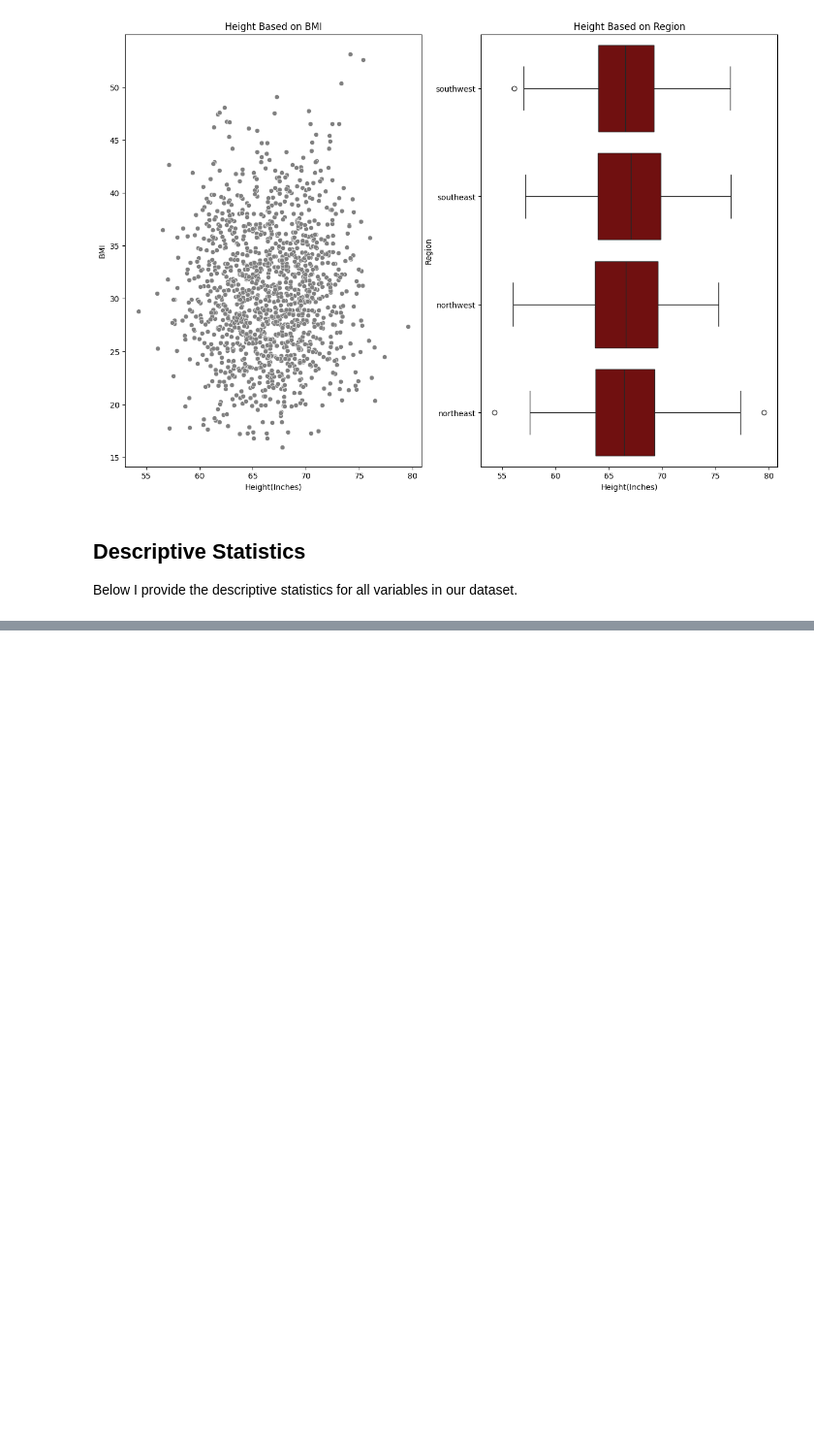
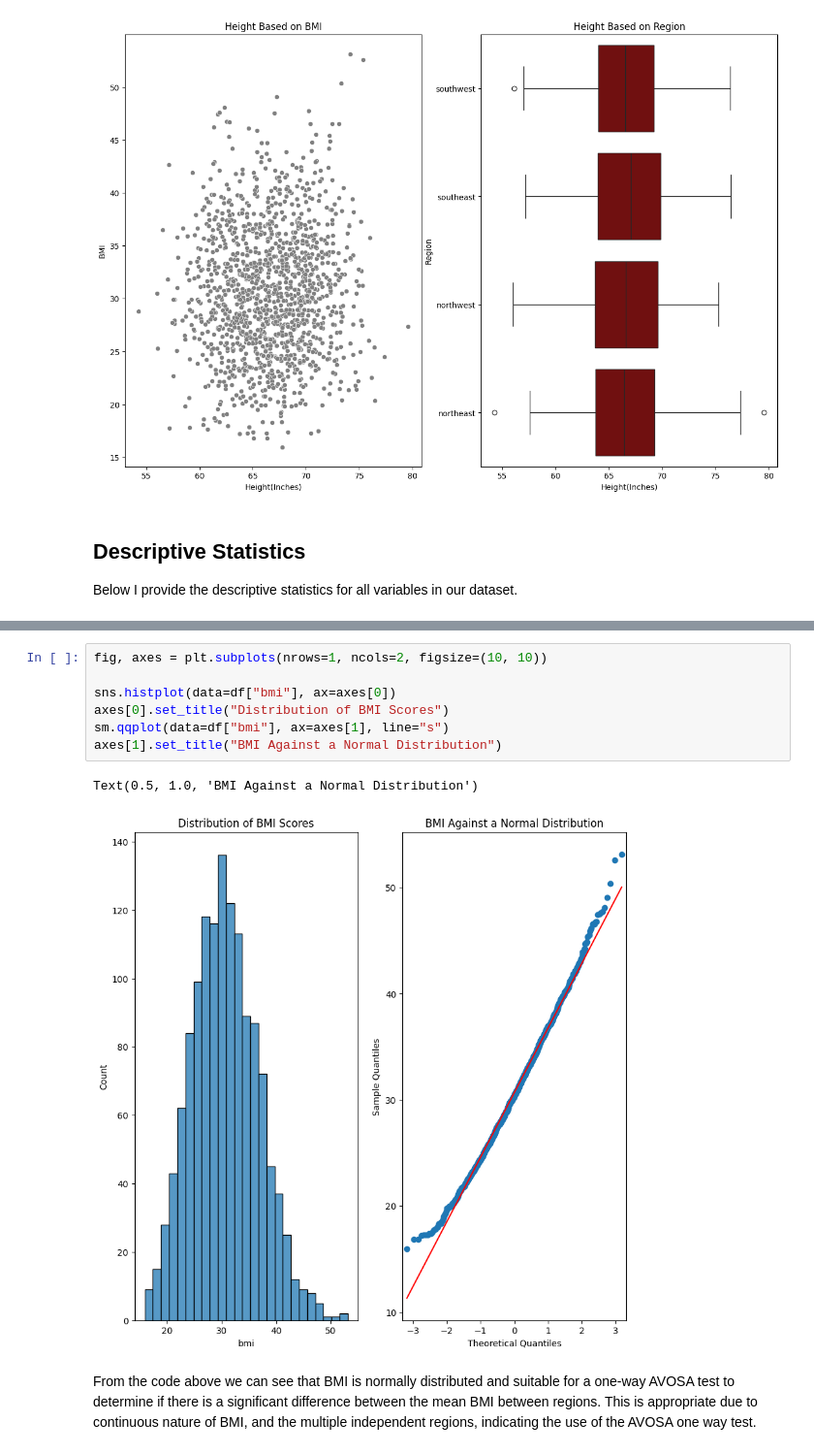
Before and after one commit to HarmonZ7/WGU, a Jupyter notebook: D599/Task 2/D599Task2EDA.ipynb, the cells around one changed output, grey strips where cells are left out. Shown: that part at 97% size. Drawn from its saved outputs; the diff is of its cells as text; blank space fills up the shorter version.

```diff
--- a/D599/Task 2/D599Task2EDA.ipynb
+++ b/D599/Task 2/D599Task2EDA.ipynb
@@ -147,0 +154,12 @@ df.describe(include="all")
+# %%
+fig, axes = plt.subplots(nrows=1, ncols=2, figsize=(10, 10))
+
+sns.histplot(data=df["bmi"], ax=axes[0])
+axes[0].set_title("Distribution of BMI Scores")
+sm.qqplot(data=df["bmi"], ax=axes[1], line="s")
+axes[1].set_title("BMI Against a Normal Distribution")
+# %% [output]
+Text(0.5, 1.0, 'BMI Against a Normal Distribution')
+[figure, added]
+# %% [markdown]
+From the code above we can see that BMI is normally distributed and suitable for a one-way AVOSA test to determine if there is a significant difference between the mean BMI between regions. This is appropriate due to continuous nature of BMI, and the multiple independent regions, indicating the use of the AVOSA one way test.
```
Also changed, not shown: parts of 10 cells of this notebook, 1 other file.
